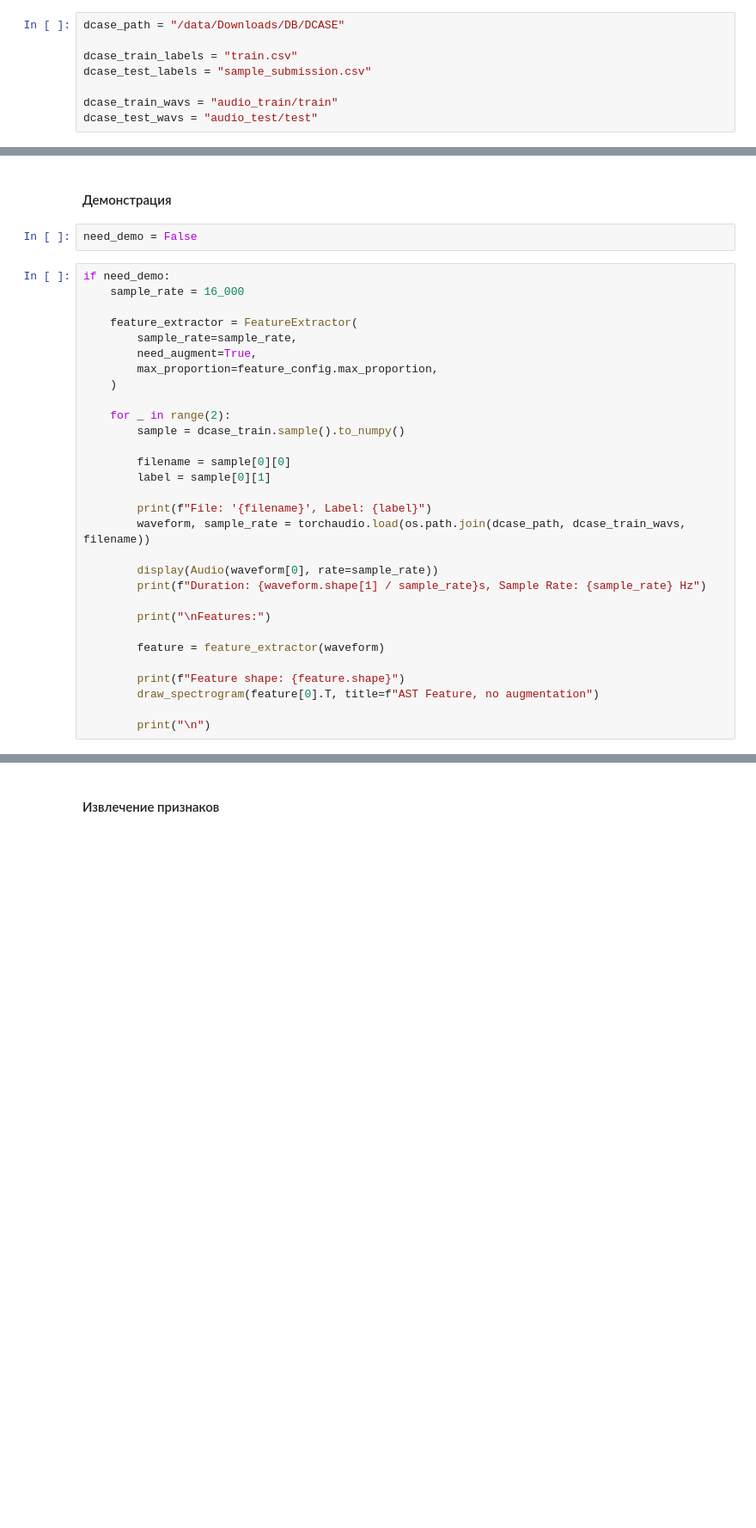
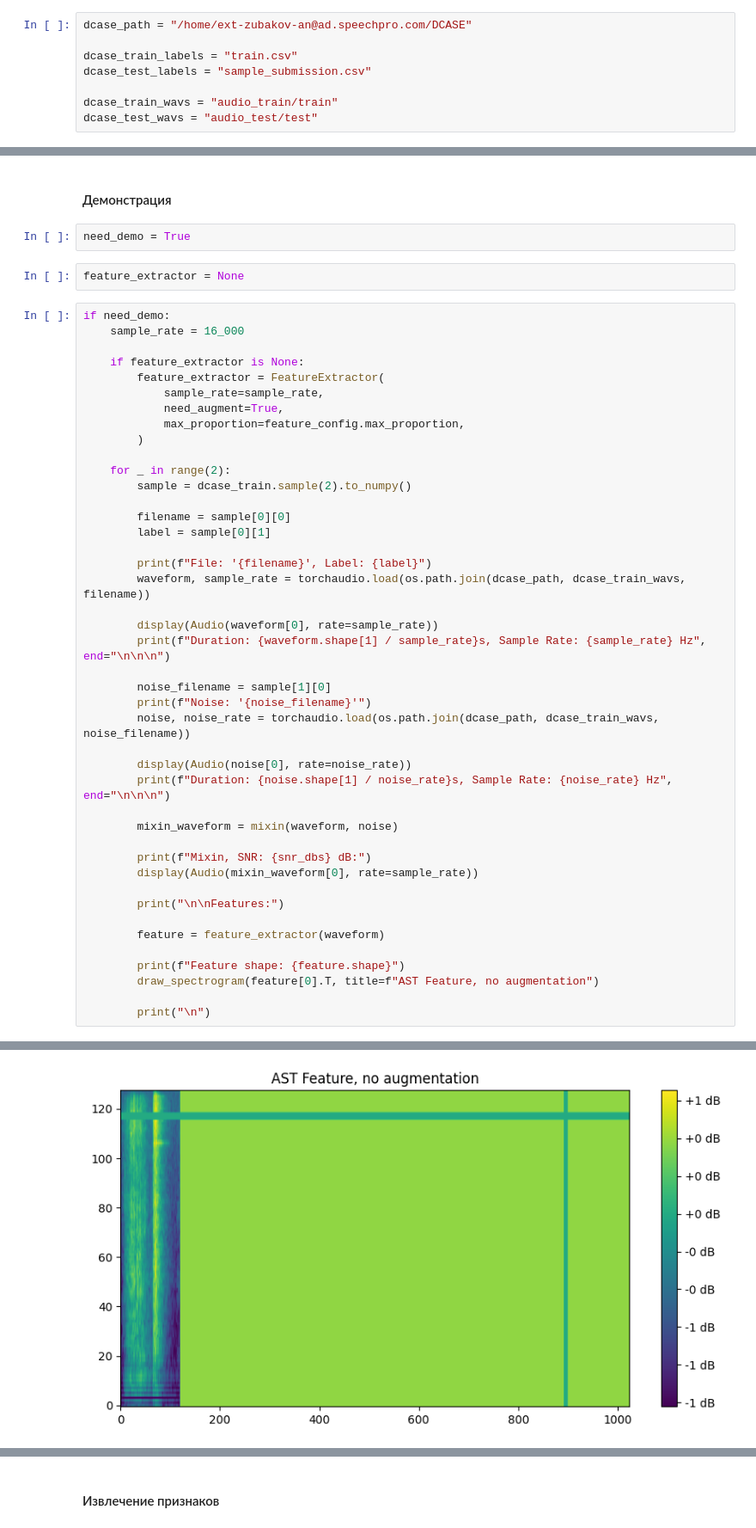
Before and after one commit to DanekDanka/audio_analytics, a Jupyter notebook: zubakov_lab4_transformer.ipynb, the cells around one changed output, grey strips where cells are left out. Shown: that part at 86% size. Drawn from its saved outputs; the diff is of its cells as text; blank space fills up the shorter version.

```diff
--- a/zubakov_lab4_transformer.ipynb
+++ b/zubakov_lab4_transformer.ipynb
@@ -73,7 +69,7 @@ init_random_state(random_state)
 # %% [markdown]
 ### Пути к файлам датасета
 # %%
-dcase_path = "/data/Downloads/DB/DCASE"
+dcase_path = "/home/ext-zubakov-an@ad.speechpro.com/DCASE"
 
 dcase_train_labels = "train.csv"
 dcase_test_labels = "sample_submission.csv"
@@ -348,19 +362,22 @@ FeatureConfig(sample_rate=16000, max_proportion=0.3, stretch_rate=0.3)
 # %% [markdown]
 #### Демонстрация
 # %%
-need_demo = False
+need_demo = True
+# %%
+feature_extractor = None
 # %%
 if need_demo:
     sample_rate = 16_000
 
-    feature_extractor = FeatureExtractor(
-        sample_rate=sample_rate,
-        need_augment=True,
-        max_proportion=feature_config.max_proportion,
-    )
+    if feature_extractor is None:
+        feature_extractor = FeatureExtractor(
+            sample_rate=sample_rate,
+            need_augment=True,
+            max_proportion=feature_config.max_proportion,
+        )
 
     for _ in range(2):
-        sample = dcase_train.sample().to_numpy()
+        sample = dcase_train.sample(2).to_numpy()
 
         filename = sample[0][0]
         label = sample[0][1]
@@ -369,9 +386,21 @@ if need_demo:
         waveform, sample_rate = torchaudio.load(os.path.join(dcase_path, dcase_train_wavs, filename))
 
         display(Audio(waveform[0], rate=sample_rate))
-        print(f"Duration: {waveform.shape[1] / sample_rate}s, Sample Rate: {sample_rate} Hz")
+        print(f"Duration: {waveform.shape[1] / sample_rate}s, Sample Rate: {sample_rate} Hz", end="\n\n\n")
 
-        print("\nFeatures:")
+        noise_filename = sample[1][0]
+        print(f"Noise: '{noise_filename}'")
+        noise, noise_rate = torchaudio.load(os.path.join(dcase_path, dcase_train_wavs, noise_filename))
+
+        display(Audio(noise[0], rate=noise_rate))
+        print(f"Duration: {noise.shape[1] / noise_rate}s, Sample Rate: {noise_rate} Hz", end="\n\n\n")
+
+        mixin_waveform = mixin(waveform, noise)
+
+        print(f"Mixin, SNR: {snr_dbs} dB:")
+        display(Audio(mixin_waveform[0], rate=sample_rate))
+
+        print("\n\nFeatures:")
 
         feature = feature_extractor(waveform)
 
@@ -379,3 +408,4 @@ if need_demo:
         draw_spectrogram(feature[0].T, title=f"AST Feature, no augmentation")
 
         print("\n")
+# %% [output]
@@ -381,0 +426 @@ if need_demo:
+[figure, added]
```
Also changed, not shown: parts of 27 cells of this notebook.
